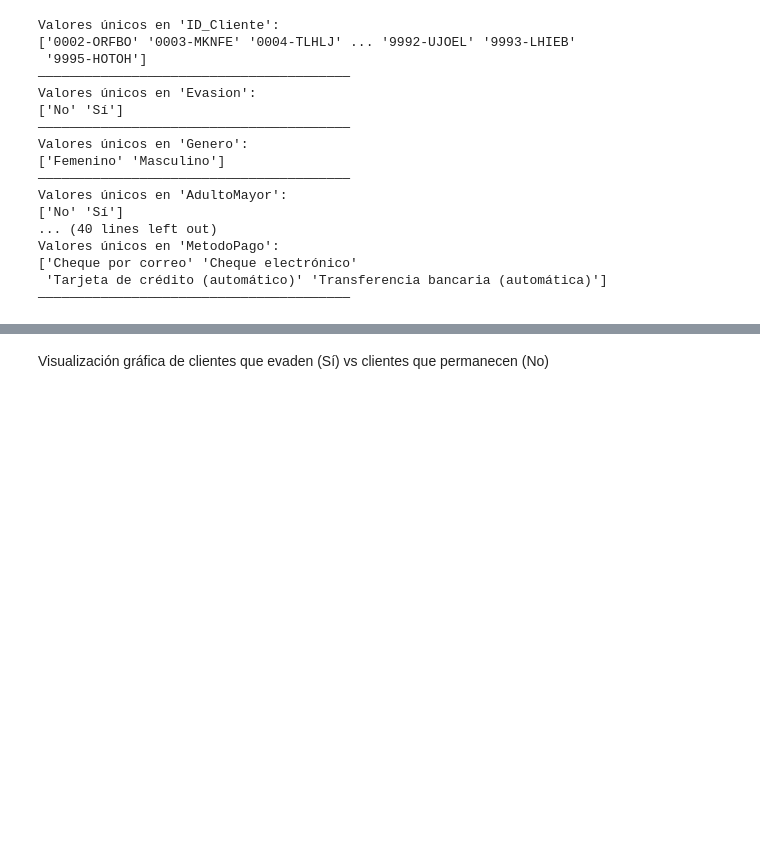
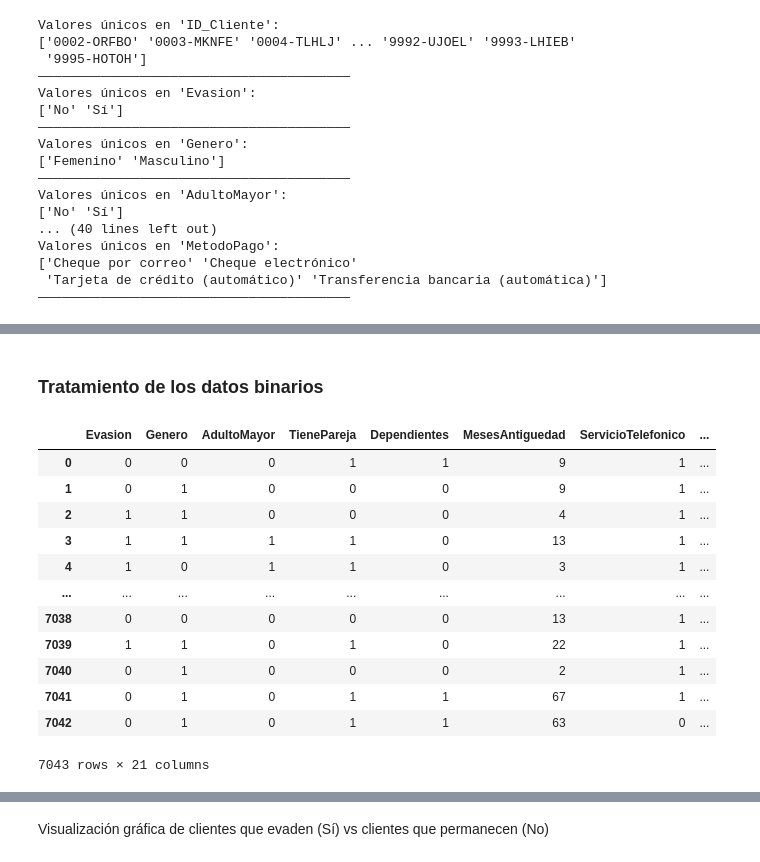
Before and after one commit to DanielRaiicHu/telecom_x_2, a Jupyter notebook: telecom_x_2.ipynb, the cells around one changed output, grey strips where cells are left out. Drawn from its saved outputs; the diff is of its cells as text; code cells hidden in the pictures; blank space fills up the shorter version.

```diff
--- a/telecom_x_2.ipynb
+++ b/telecom_x_2.ipynb
@@ -97,0 +109,2 @@ Valores únicos en 'MetodoPago':
+# %% [markdown]
+### **Tratamiento de los datos binarios**
@@ -97,0 +115,27 @@ Valores únicos en 'MetodoPago':
+# %%
+datos_codificados = datos.copy()
+
+# Columnas con Sí/No
+columnas_sin_no = ['Evasion','AdultoMayor','TienePareja','Dependientes','ServicioTelefonico','FacturaElectronica']
+
+# Transformación a las variables de las variables con Sí/No. 'Sí' = 1 y 'No' = 0
+datos_codificados[columnas_sin_no] = datos_codificados[columnas_sin_no].replace({'Sí':1, 'No':0})
+
+# Transformación de la variable Genero
+datos_codificados.Genero = datos_codificados.Genero.replace({'Femenino':0,'Masculino':1})
+# %%
+datos_codificados
+# %% [output]
+|  | Evasion | Genero | AdultoMayor | TienePareja | Dependientes | MesesAntiguedad | ServicioTelefonico | ... |
+| 0 | 0 | 0 | 0 | 1 | 1 | 9 | 1 | ... |
+| 1 | 0 | 1 | 0 | 0 | 0 | 9 | 1 | ... |
+| 2 | 1 | 1 | 0 | 0 | 0 | 4 | 1 | ... |
+| 3 | 1 | 1 | 1 | 1 | 0 | 13 | 1 | ... |
+| 4 | 1 | 0 | 1 | 1 | 0 | 3 | 1 | ... |
+| ... | ... | ... | ... | ... | ... | ... | ... | ... |
+| 7038 | 0 | 0 | 0 | 0 | 0 | 13 | 1 | ... |
+| 7039 | 1 | 1 | 0 | 1 | 0 | 22 | 1 | ... |
+| 7040 | 0 | 1 | 0 | 0 | 0 | 2 | 1 | ... |
+| 7041 | 0 | 1 | 0 | 1 | 1 | 67 | 1 | ... |
+| 7042 | 0 | 1 | 0 | 1 | 1 | 63 | 0 | ... |
+7043 rows × 21 columns
```
Also changed, not shown: parts of 18 cells of this notebook.
